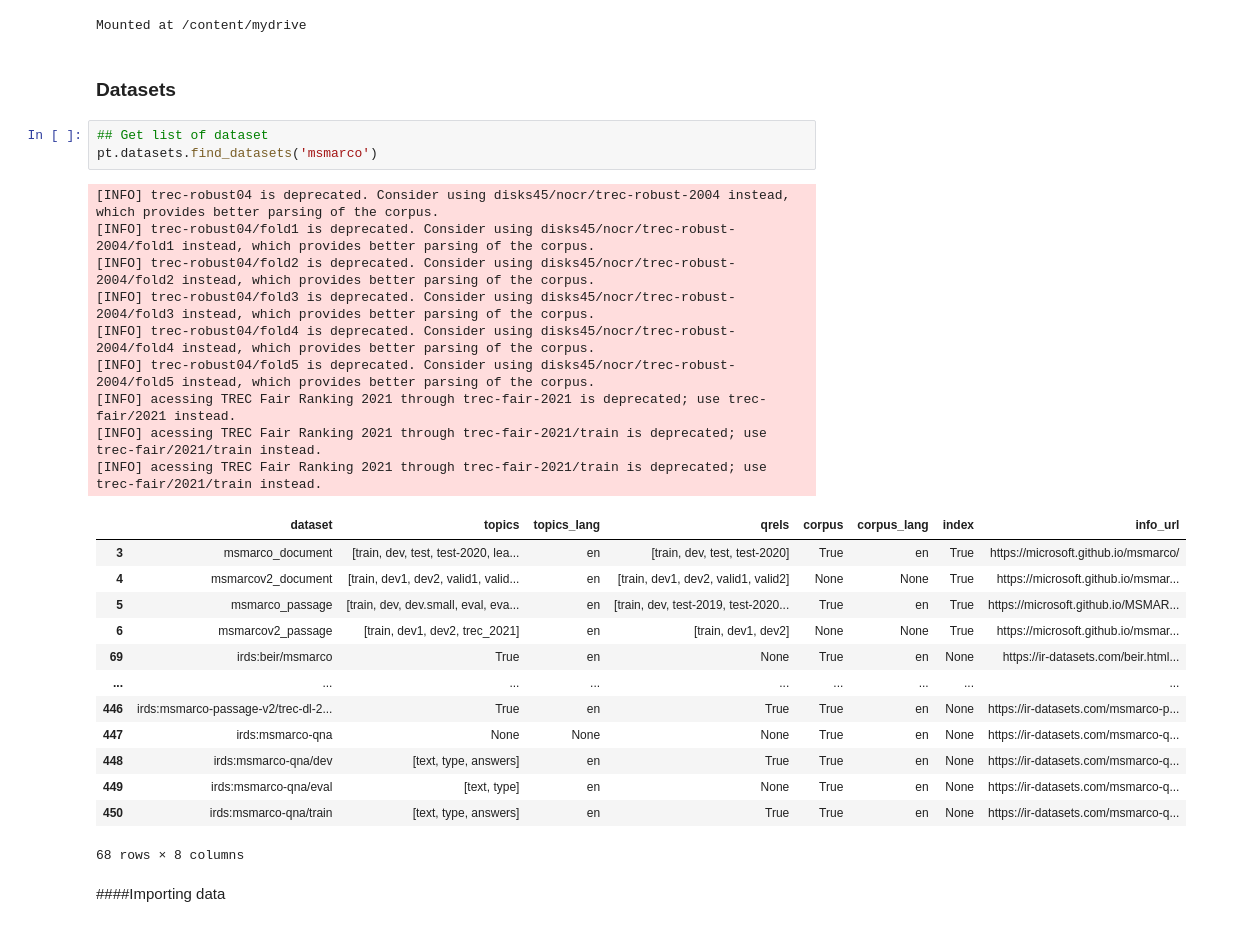
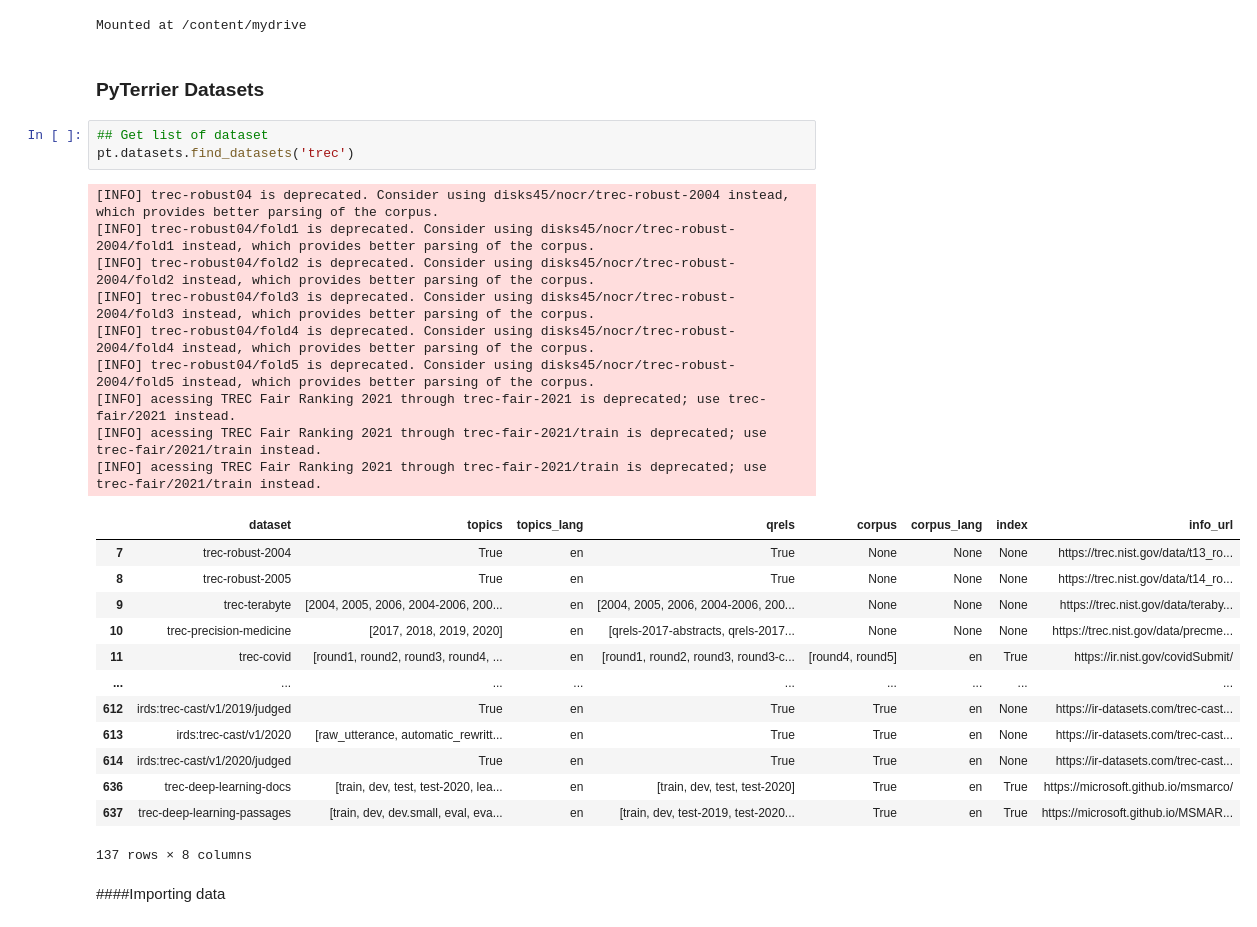
Before and after one commit to akshay-3apr/UoG-Dissertation, a Jupyter notebook: Dissertation.ipynb, the cells around one changed output. Saved outputs shown, nothing was run; the diff lists cells and outputs as text.

```diff
--- a/Dissertation.ipynb
+++ b/Dissertation.ipynb
@@ -59,32 +61,32 @@ drive.mount('/content/mydrive')
 # %% [output]
 Mounted at /content/mydrive
 # %% [markdown]
-### Datasets
+### PyTerrier Datasets
 # %%
 ## Get list of dataset
-pt.datasets.find_datasets('msmarco')
+pt.datasets.find_datasets('trec')
 # %% [output]
 [INFO] trec-robust04 is deprecated. Consider using disks45/nocr/trec-robust-2004 instead, which provides better parsing of the corpus.
 [INFO] trec-robust04/fold1 is deprecated. Consider using disks45/nocr/trec-robust-2004/fold1 instead, which provides better parsing of the corpus.
 [INFO] trec-robust04/fold2 is deprecated. Consider using disks45/nocr/trec-robust-2004/fold2 instead, which provides better parsing of the corpus.
 [INFO] trec-robust04/fold3 is deprecated. Consider using disks45/nocr/trec-robust-2004/fold3 instead, which provides better parsing of the corpus.
 [INFO] trec-robust04/fold4 is deprecated. Consider using disks45/nocr/trec-robust-2004/fold4 instead, which provides better parsing of the corpus.
 [INFO] trec-robust04/fold5 is deprecated. Consider using disks45/nocr/trec-robust-2004/fold5 instead, which provides better parsing of the corpus.
 [INFO] acessing TREC Fair Ranking 2021 through trec-fair-2021 is deprecated; use trec-fair/2021 instead.
 [INFO] acessing TREC Fair Ranking 2021 through trec-fair-2021/train is deprecated; use trec-fair/2021/train instead.
 [INFO] acessing TREC Fair Ranking 2021 through trec-fair-2021/train is deprecated; use trec-fair/2021/train instead.
 |  | dataset | topics | topics_lang | qrels | corpus | corpus_lang | index | info_url |
-| 3 | msmarco_document | [train, dev, test, test-2020, lea... | en | [train, dev, test, test-2020] | True | en | True | https://microsoft.github.io/msmarco/ |
-| 4 | msmarcov2_document | [train, dev1, dev2, valid1, valid... | en | [train, dev1, dev2, valid1, valid2] | None | None | True | https://microsoft.github.io/msmar... |
-| 5 | msmarco_passage | [train, dev, dev.small, eval, eva... | en | [train, dev, test-2019, test-2020... | True | en | True | https://microsoft.github.io/MSMAR... |
-| 6 | msmarcov2_passage | [train, dev1, dev2, trec_2021] | en | [train, dev1, dev2] | None | None | True | https://microsoft.github.io/msmar... |
-| 69 | irds:beir/msmarco | True | en | None | True | en | None | https://ir-datasets.com/beir.html... |
+| 7 | trec-robust-2004 | True | en | True | None | None | None | https://trec.nist.gov/data/t13_ro... |
+| 8 | trec-robust-2005 | True | en | True | None | None | None | https://trec.nist.gov/data/t14_ro... |
+| 9 | trec-terabyte | [2004, 2005, 2006, 2004-2006, 200... | en | [2004, 2005, 2006, 2004-2006, 200... | None | None | None | https://trec.nist.gov/data/teraby... |
+| 10 | trec-precision-medicine | [2017, 2018, 2019, 2020] | en | [qrels-2017-abstracts, qrels-2017... | None | None | None | https://trec.nist.gov/data/precme... |
+| 11 | trec-covid | [round1, round2, round3, round4, ... | en | [round1, round2, round3, round3-c... | [round4, round5] | en | True | https://ir.nist.gov/covidSubmit/ |
 | ... | ... | ... | ... | ... | ... | ... | ... | ... |
-| 446 | irds:msmarco-passage-v2/trec-dl-2... | True | en | True | True | en | None | https://ir-datasets.com/msmarco-p... |
-| 447 | irds:msmarco-qna | None | None | None | True | en | None | https://ir-datasets.com/msmarco-q... |
-| 448 | irds:msmarco-qna/dev | [text, type, answers] | en | True | True | en | None | https://ir-datasets.com/msmarco-q... |
-| 449 | irds:msmarco-qna/eval | [text, type] | en | None | True | en | None | https://ir-datasets.com/msmarco-q... |
-| 450 | irds:msmarco-qna/train | [text, type, answers] | en | True | True | en | None | https://ir-datasets.com/msmarco-q... |
+| 612 | irds:trec-cast/v1/2019/judged | True | en | True | True | en | None | https://ir-datasets.com/trec-cast... |
+| 613 | irds:trec-cast/v1/2020 | [raw_utterance, automatic_rewritt... | en | True | True | en | None | https://ir-datasets.com/trec-cast... |
+| 614 | irds:trec-cast/v1/2020/judged | True | en | True | True | en | None | https://ir-datasets.com/trec-cast... |
+| 636 | trec-deep-learning-docs | [train, dev, test, test-2020, lea... | en | [train, dev, test, test-2020] | True | en | True | https://microsoft.github.io/msmarco/ |
+| 637 | trec-deep-learning-passages | [train, dev, dev.small, eval, eva... | en | [train, dev, test-2019, test-2020... | True | en | True | https://microsoft.github.io/MSMAR... |
-68 rows × 8 columns
+137 rows × 8 columns
 # %% [markdown]
 ####Importing data
```
Also changed, not shown: parts of 39 cells of this notebook.
